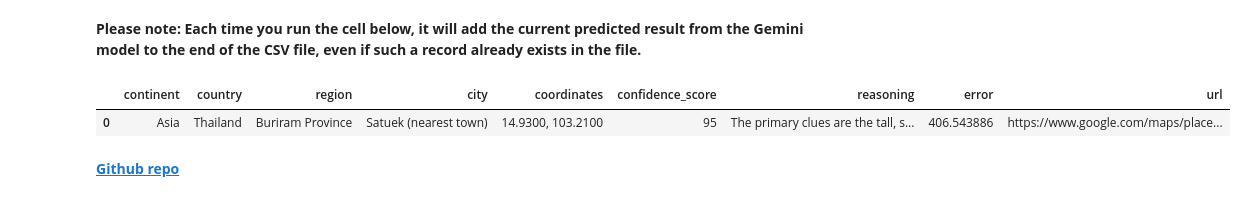
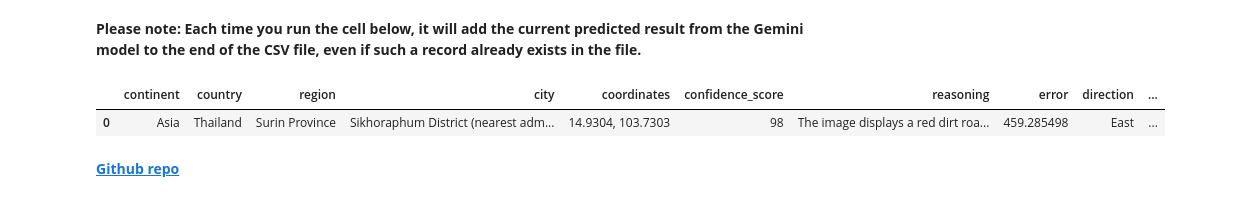
Before and after one commit to ioscbasotcstw/TheAmateur, a Jupyter notebook: TheAmateur.ipynb, the cells around one changed output. Cells and saved outputs as stored; diff of their text form; code cells hidden in the pictures.

```diff
--- a/TheAmateur.ipynb
+++ b/TheAmateur.ipynb
@@ -270,9 +123,9 @@ if api_key == "":
 else:
   gemini_api_key = api_key
 
-rp = RainboltParady(title=title, api_key=gemini_api_key)
+rp = RainboltParody(title=title, api_key=gemini_api_key)
 img = rp.upload_image()
-response, thoughts_token_count, total_token_count = rp.get_info(img=img)
+response, thoughts_token_count, total_token_count = rp.get_info(SYSTEM_PROMPT=SYSTEM_PROMPT,img=img)
 
 console.print(Panel(f"Thoughts token: {thoughts_token_count} and Total token: {total_token_count}", style="green"))
 console.print(Panel(f"System prompt: {SYSTEM_PROMPT}", style="green"))
@@ -344,34 +198,39 @@ map
 url = "https://www.google.com/maps/place/18%C2%B016'03.3%22N+103%C2%B033'07.9%22E/@16.1826885,99.644421,3a,75y,92.58h,90.59t/data=!3m8!1e1!3m6!1sAG269Qx8zQqTYH8Y3t2FAg!2e0!5s20140101T000000!6shttps:%2F%2Fstreetviewpixels-pa.googleapis.com%2Fv1%2Fthumbnail%3Fcb_client%3Dmaps_sv.tactile%26w%3D900%26h%3D600%26pitch%3D-0.5893589396279424%26panoid%3DAG269Qx8zQqTYH8Y3t2FAg%26yaw%3D92.57856661035034!7i13312!8i6656!4m4!3m3!8m2!3d18.26759!4d103.552192?authuser=0&entry=ttu&g_ep=EgoyMDI1MDkxMC4wIKXMDSoASAFQAw%3D%3D"  # @param {type:"string"}
 
 # @markdown Or, provide coordinates in the next format `30.000, 20.000`
-manual_coordinates_str = "30.000, 20.000"  # @param {type:"string"}
+manual_coordinates_str = ""  # @param {type:"string"}
 
 location2 = None
-d = None
+error = None
+direction = None
 
 if url:
   print("URL provided. Attempting to extract coordinates...")
   try:
-    d, lat_1, lon_1, _, _ = prepare_error(url=url)
-    if lat_1 is not None and lon_1 is not None:
-      location2 = f"{lat_1}, {lon_1}"
-      print(f"Successfully extracted coordinates from URL: {location2}")
-    else:
-      print("Warning: Could not extract valid coordinates from the URL.")
+    gi = GeoInfo(response=response, url=url)
+    error, lat_1, lon_1, _, _ = gi.calculate_error()
+    bearing = gi.calculate_bearing()
+    direction = gi.get_direction(angle=bearing)
+    location2 = f"{lat_1}, {lon_1}" if lat_1 and lon_1 else "1.000, 1.000"
+    info = gi.combine_info(error=error, direction=direction)
+    console.print(Panel(info, style="green"))
   except Exception as e:
     print(f"An error occurred while processing the URL: {e}")
 
 
 if location2 is None:
-  print("No valid coordinates from URL. Falling back to manual input.")
   try:
     location2 = manual_coordinates_str
-    d, _, _, _, _ = prepare_error(coordinates=location2)
-    print(f"Using manual coordinates: {location2}")
+    gi = GeoInfo(response=response, coordinates=location2)
+    error, _, _, _, _ = gi.calculate_error()
+    bearing = gi.calculate_bearing()
+    direction = gi.get_direction(angle=bearing)
+    info = gi.combine_info(error=error, direction=direction)
+    console.print(Panel(info, style="green"))
   except (ValueError, IndexError) as e:
     print(f"Error parsing manual coordinates: {e}. Skipping location 2.")
 
-map_pred = mgk.get_map(location1=response['coordinates'], location2=location2)
+map_pred = mgk.get_map(location1=response['coordinates'], location2=location2, error=error, direction=direction)
 map_pred
 # %% [output]
 URL provided. Attempting to extract coordinates...
@@ -385,22 +243,22 @@ Successfully extracted coordinates from URL: 16.1826885, 99.644421
 # %%
 # @title Save predicted results { display-mode: "form" }
 
 # @markdown ### If you want to save the predicted results (location information) in a csv file, you can then download it.
 
 # @markdown By default, the True setting means that you can use this feature. Click on the square to disable this feature.
 prepare_table = True  # @param {type:"boolean"}
 
 # @markdown By default, you cannot download the file, but if you want to download the file, perform the same action as before.
 download = False  # @param {type:"boolean"}
 
 # @markdown Provide csv file name
-filename = "file.csv"  # @param {type:"string"}
+filename = "info.csv"  # @param {type:"string"}
 
-df = prepare_csv(prepare_table=prepare_table, download=download, error=d, url=url, filename=filename)
+df = prepare_csv(response=response, filename=filename, prepare_table=prepare_table, download=download, error=error, direction=direction, url=url)
 
 df
 # %% [output]
-|  | continent | country | region | city | coordinates | confidence_score | reasoning | error | url |
-| 0 | Asia | Thailand | Buriram Province | Satuek (nearest town) | 14.9300, 103.2100 | 95 | The primary clues are the tall, s... | 406.543886 | https://www.google.com/maps/place... |
+|  | continent | country | region | city | coordinates | confidence_score | reasoning | error | direction | ... |
+| 0 | Asia | Thailand | Surin Province | Sikhoraphum District (nearest adm... | 14.9304, 103.7303 | 98 | The image displays a red dirt roa... | 459.285498 | East | ... |
 # %% [markdown]
 **[Github repo](https://github.com/ioscbasotcstw/TheAmateur)**
```
Also changed, not shown: parts of 7 cells of this notebook.
